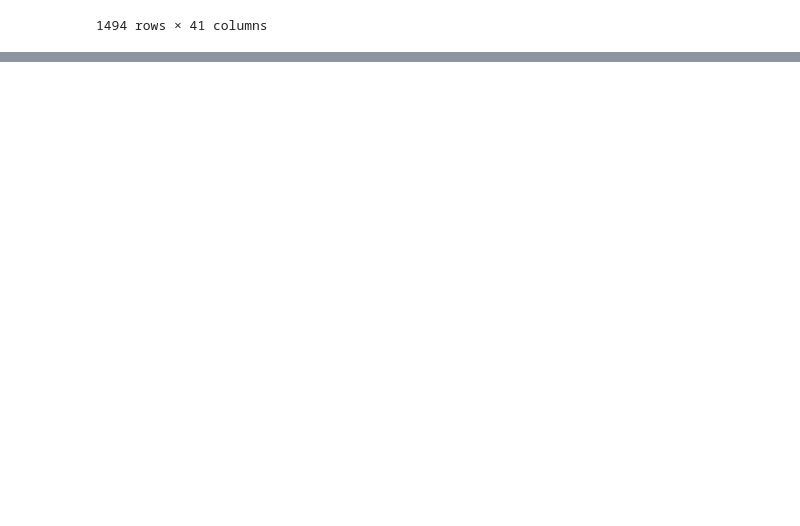
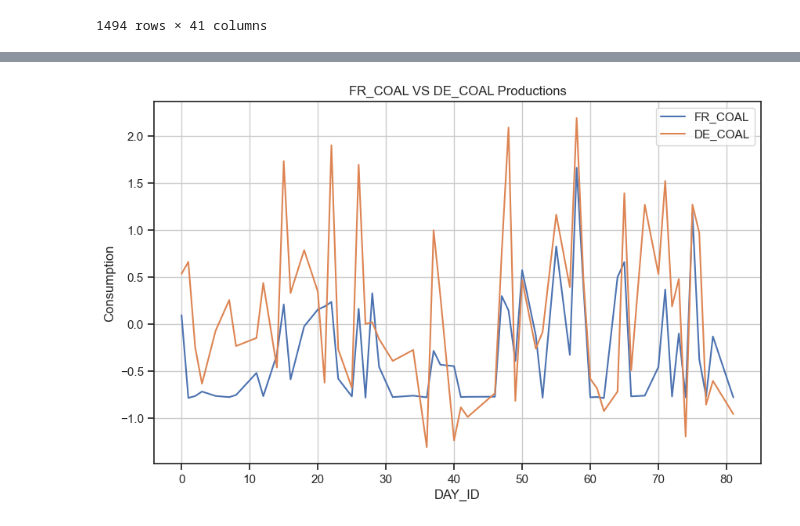
Before and after one commit to alexandra-pricop/EnsembleLearning, a Jupyter notebook: EDA_2.ipynb, the cells around one changed output, grey strips where cells are left out. Saved outputs shown, nothing was run; the diff lists cells and outputs as text; code cells hidden in the pictures; blank space fills up the shorter version.

```diff
--- a/EDA_2.ipynb
+++ b/EDA_2.ipynb
@@ -156,10 +169,12 @@ plt.show()
 # %%
 plt.figure(figsize=(10, 6))
-plt.plot(X_plot['DAY_ID'], X_plot['FR_RAIN'], label='FR_RAIN')
-plt.plot(X_plot['DAY_ID'], X_plot['FR_HYDRO'], label='FR_HYDRO')
+plt.plot(X_plot['DAY_ID'], X_plot['FR_COAL'], label='FR_COAL')
+plt.plot(X_plot['DAY_ID'], X_plot['DE_COAL'], label='DE_COAL')
 plt.xlabel('DAY_ID')
 plt.ylabel('Consumption')
-plt.title('HydroReservoir vs Rain')
+plt.title('FR_COAL VS DE_COAL Productions')
 plt.legend()
 plt.grid(True)
 plt.show()
+# %% [output]
+[figure, added]
```
Also changed, not shown: parts of 17 cells of this notebook.
